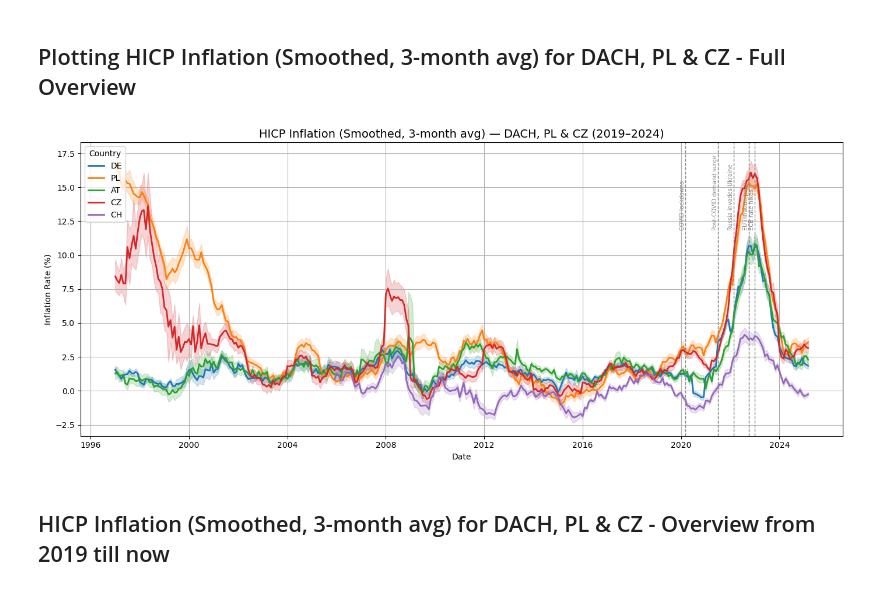
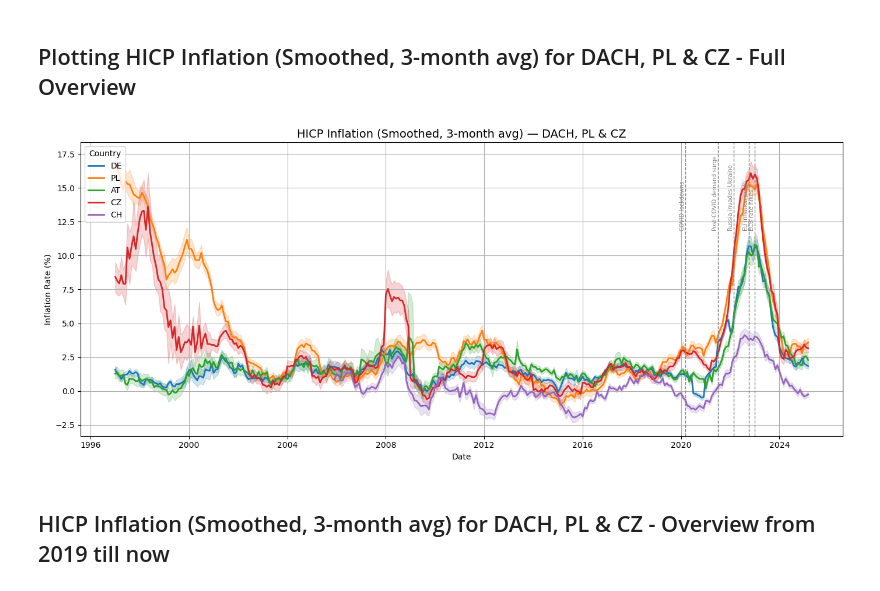
Before and after one commit to shdlsk/data-portfolio-suchodolski, a Jupyter notebook: eurostat-dach-pl-cz-analysis/eurostat_filtered.ipynb, the cells around one changed output. Drawn from its saved outputs; the diff is of its cells as text; code cells hidden in the pictures.

Commit message:
Changes in graphs headers

```diff
--- a/eurostat-dach-pl-cz-analysis/eurostat_filtered.ipynb
+++ b/eurostat-dach-pl-cz-analysis/eurostat_filtered.ipynb
@@ -55,36 +83,36 @@ cpi_data_sorted['rolling_avg'] = cpi_data_sorted.groupby('geo')['OBS_VALUE']\
 plt.figure(figsize=(14, 6))
 sns.lineplot(data=cpi_data_sorted, x='date', y='rolling_avg', hue='geo', linewidth=2)
 
 # Title and axis labels
-plt.title('HICP Inflation (Smoothed, 3-month avg) — DACH, PL & CZ (2019–2024)', fontsize=14)
+plt.title('HICP Inflation (Smoothed, 3-month avg) — DACH, PL & CZ', fontsize=14)
 plt.xlabel('Date')
 plt.ylabel('Inflation Rate (%)')
 plt.grid(True)
 plt.legend(title='Country', loc='upper left')
 
 # Annotated events
 annotations = {
     '2020-03-01': 'COVID lockdowns',
     '2021-07-01': 'Post-COVID demand surge',
     '2022-02-24': 'Russia invades Ukraine',
     # '2022-03-01': 'Energy crisis starts',
     '2022-10-01': 'EU inflation peak',
     '2023-01-01': 'ECB rate hikes'
 }
 
 for date_str, label in annotations.items():
     date = pd.to_datetime(date_str)
     plt.axvline(date, color='gray', linestyle='--', linewidth=1)
     plt.text(date, plt.ylim()[1]*0.65, label, rotation=90, color='gray', fontsize=7, ha='right',snap=True)
 
 plt.tight_layout()
 
 # Save the plot
-# plt.savefig('HICP Inflation (Smoothed, 3-month avg) for DACH, PL & CZ - Full Overview.png',transparent=None, dpi=300, facecolor='auto', edgecolor='auto', backend=None, bbox_inches='tight')
+plt.savefig('img/HICP_Inflation_Full_Overview.png',transparent=None, dpi=300, facecolor='auto', edgecolor='auto', backend=None, bbox_inches='tight')
 
 plt.show()
 # %% [output]
-[figure, old version]
+[figure, new version]
 # %% [markdown]
 ## HICP Inflation (Smoothed, 3-month avg) for DACH, PL & CZ - Overview from 2019 till now
 # %%
```
Also changed, not shown: parts of 3 cells of this notebook, 2 other files.
